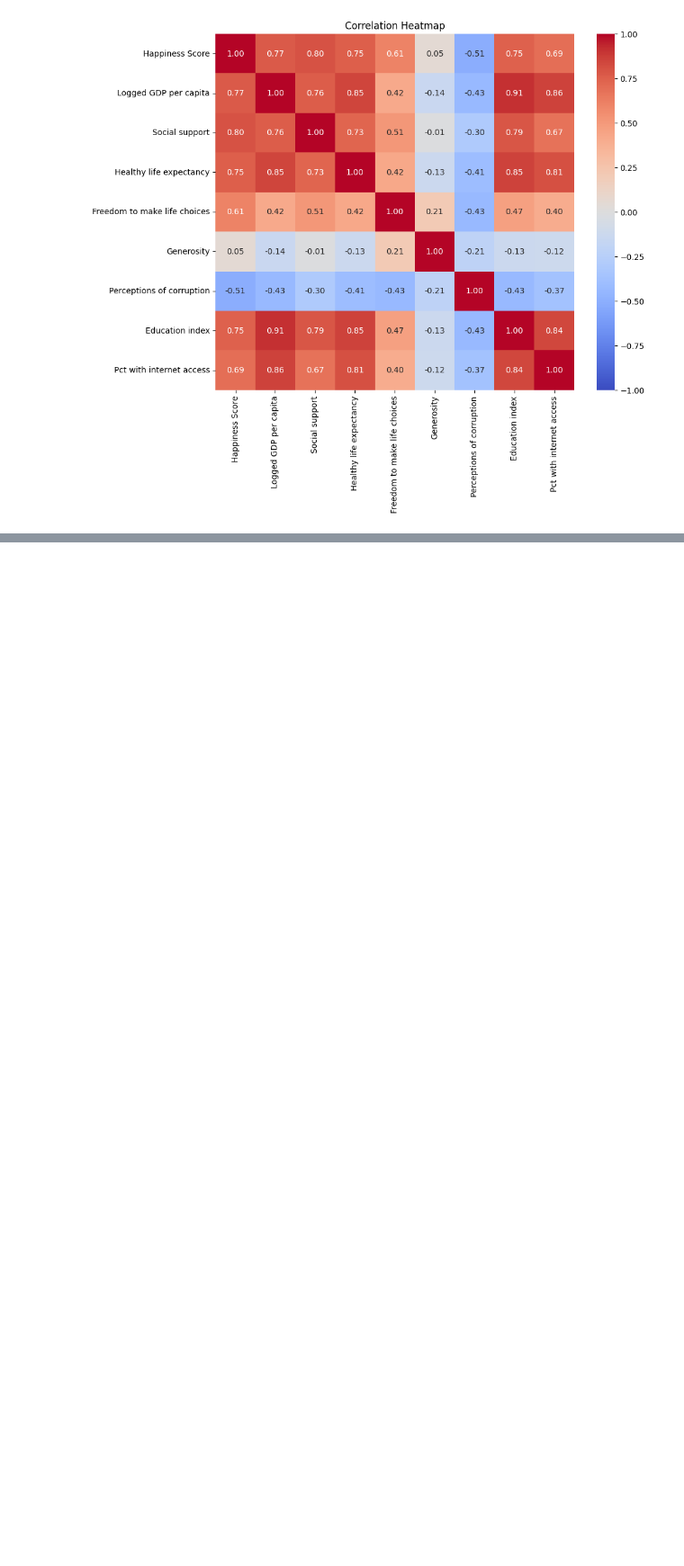
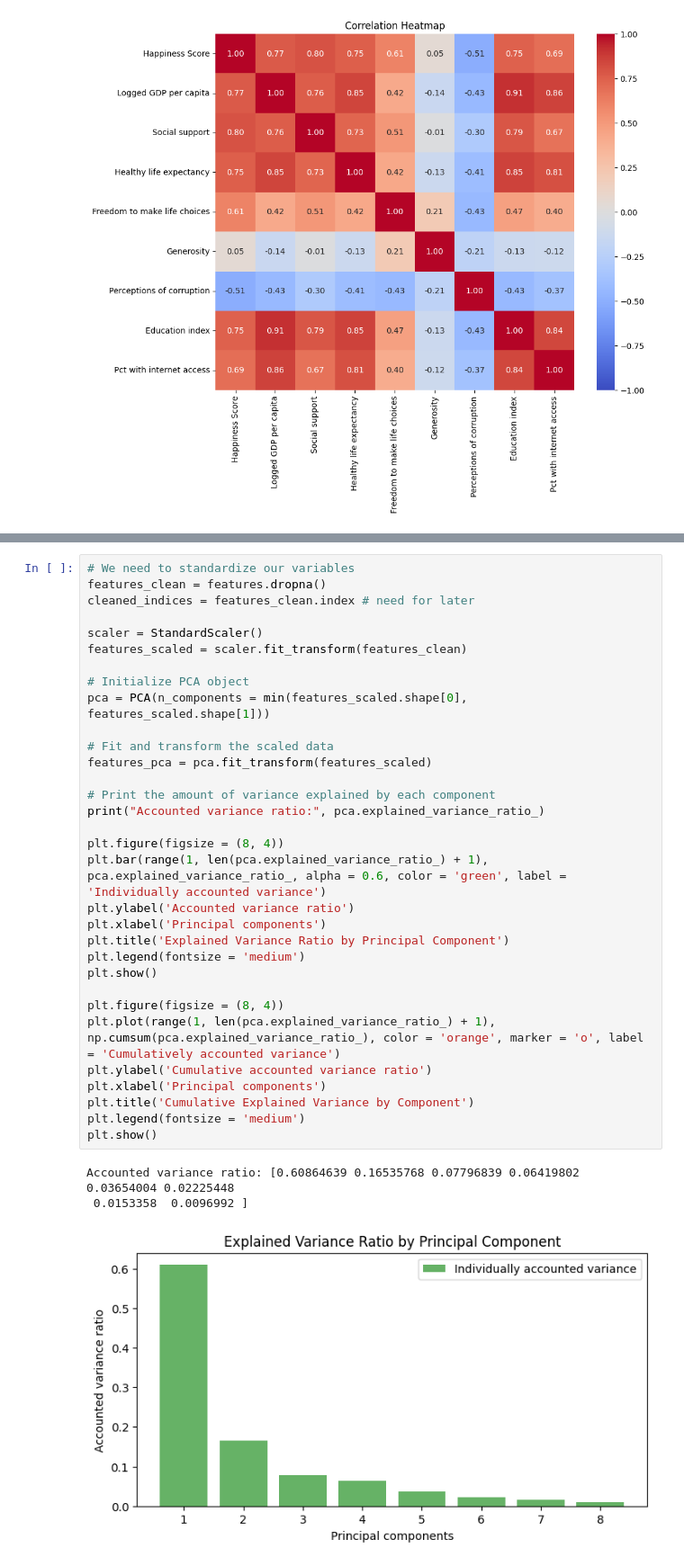
Before and after one commit to sroates/sroates.github.io, a Jupyter notebook: FinalTutorial.ipynb, the cells around one changed output, grey strips where cells are left out. Shown: that part at 90% size. Drawn from its saved outputs; the diff is of its cells as text; blank space fills up the shorter version.

```diff
--- a/FinalTutorial.ipynb
+++ b/FinalTutorial.ipynb
@@ -448,0 +536,36 @@ plt.show()
+# %%
+# We need to standardize our variables
+features_clean = features.dropna()
+cleaned_indices = features_clean.index # need for later
+
+scaler = StandardScaler()
+features_scaled = scaler.fit_transform(features_clean)
+
+# Initialize PCA object
+pca = PCA(n_components = min(features_scaled.shape[0], features_scaled.shape[1]))
+
+# Fit and transform the scaled data
+features_pca = pca.fit_transform(features_scaled)
+
+# Print the amount of variance explained by each component
+print("Accounted variance ratio:", pca.explained_variance_ratio_)
+
+plt.figure(figsize = (8, 4))
+plt.bar(range(1, len(pca.explained_variance_ratio_) + 1), pca.explained_variance_ratio_, alpha = 0.6, color = 'green', label = 'Individually accounted variance')
+plt.ylabel('Accounted variance ratio')
+plt.xlabel('Principal components')
+plt.title('Explained Variance Ratio by Principal Component')
+plt.legend(fontsize = 'medium')
+plt.show()
+
+plt.figure(figsize = (8, 4))
+plt.plot(range(1, len(pca.explained_variance_ratio_) + 1), np.cumsum(pca.explained_variance_ratio_), color = 'orange', marker = 'o', label = 'Cumulatively accounted variance')
+plt.ylabel('Cumulative accounted variance ratio')
+plt.xlabel('Principal components')
+plt.title('Cumulative Explained Variance by Component')
+plt.legend(fontsize = 'medium')
+plt.show()
+# %% [output]
+Accounted variance ratio: [0.60864639 0.16535768 0.07796839 0.06419802 0.03654004 0.02225448
+ 0.0153358  0.0096992 ]
+[figure, added]
```
Also changed, not shown: parts of 23 cells of this notebook.
